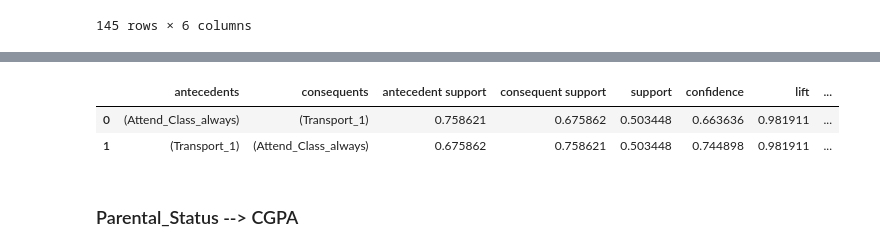
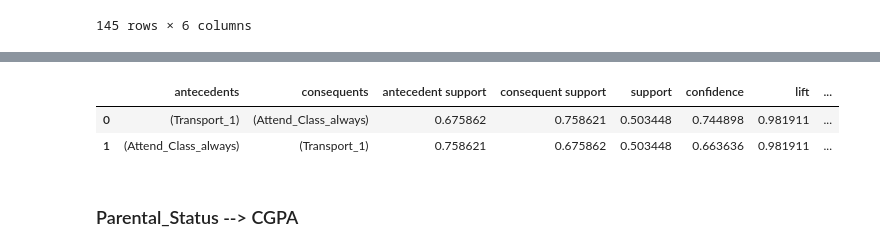
Before and after one commit to waiee/Higher-Education-Students-Performance-Evaluation---Association-Rule-Mining, a Jupyter notebook: test.ipynb, the cells around one changed output, grey strips where cells are left out. Cells and saved outputs as stored; diff of their text form; code cells hidden in the pictures.

```diff
--- a/test.ipynb
+++ b/test.ipynb
@@ -405,10 +405,10 @@ display(fp_apriori)
 # %%
-assoc_rules = fp.association_rules(fp_apriori,metric='confidence', min_threshold=0.5,support_only=False)
+assoc_rules = fp.association_rules(fp_apriori,metric='lift', min_threshold=0.9,support_only=False)
 display(assoc_rules)
 # %% [output]
 |  | antecedents | consequents | antecedent support | consequent support | support | confidence | lift | ... |
-| 0 | (Attend_Class_always) | (Transport_1) | 0.758621 | 0.675862 | 0.503448 | 0.663636 | 0.981911 | ... |
-| 1 | (Transport_1) | (Attend_Class_always) | 0.675862 | 0.758621 | 0.503448 | 0.744898 | 0.981911 | ... |
+| 0 | (Transport_1) | (Attend_Class_always) | 0.675862 | 0.758621 | 0.503448 | 0.744898 | 0.981911 | ... |
+| 1 | (Attend_Class_always) | (Transport_1) | 0.758621 | 0.675862 | 0.503448 | 0.663636 | 0.981911 | ... |
 # %% [markdown]
 ### Parental_Status --> CGPA
 # %%
```
Also changed, not shown: parts of 6 cells of this notebook.
